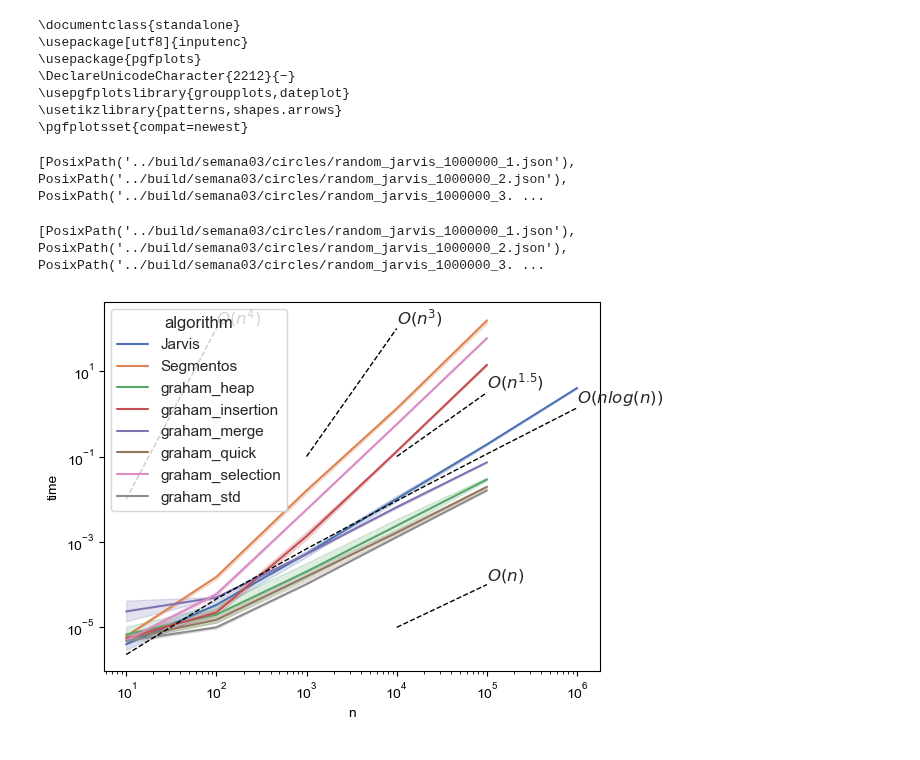
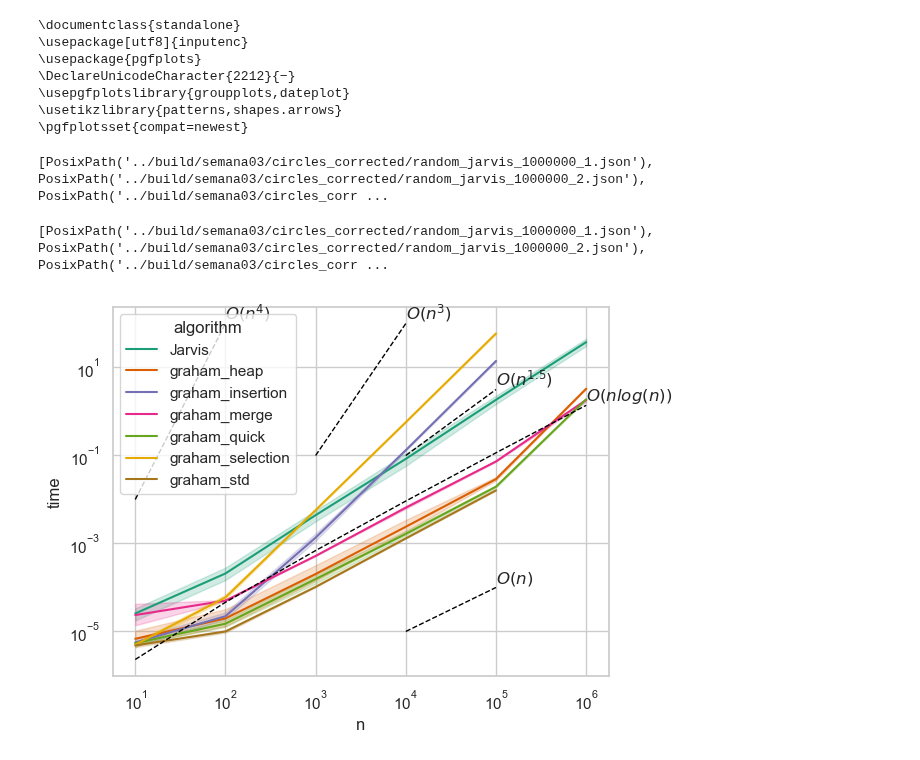
Before and after one commit to mtsodf/algoritmos, a Jupyter notebook: semana04/plots_semana04.ipynb, the cells around one changed output. Drawn from its saved outputs; the diff is of its cells as text; code cells hidden in the pictures.

Commit message:
Primeira versão para apresentação da semana04

```diff
--- a/semana04/plots_semana04.ipynb
+++ b/semana04/plots_semana04.ipynb
@@ -32,7 +34,7 @@ def read_jsons():
 
     data = defaultdict(lambda: [])
     # Read jsons files of build/semana03/circles with pathlib
-    jsons = list(pathlib.Path("../build/semana03/circles").glob("*.json"))
+    jsons = list(pathlib.Path("../build/semana03/circles_corrected").glob("*.json"))
     jsons += list(pathlib.Path("../build/semana04/circles").glob("*.json"))
     jsons.sort()
     print(jsons)
@@ -52,45 +54,52 @@ def read_jsons():
 
 
     return pd.DataFrame(data)
-# %%
-df = read_jsons()
-# %% [output]
-[PosixPath('../build/semana03/circles/random_jarvis_1000000_1.json'), PosixPath('../build/semana03/circles/random_jarvis_1000000_2.json'), PosixPath('../build/semana03/circles/random_jarvis_1000000_3. ...
+# %%
+df = read_jsons()
+df.algorithm.unique()
+default_palette = sns.color_palette("Dark2")
+
+
+hue_categories = df.algorithm.unique()
+hue_colors = {category: color for category, color in zip(hue_categories, default_palette)}
+# %% [output]
+[PosixPath('../build/semana03/circles_corrected/random_jarvis_1000000_1.json'), PosixPath('../build/semana03/circles_corrected/random_jarvis_1000000_2.json'), PosixPath('../build/semana03/circles_corr ...
 # %%
 fig, ax = plt.subplots(1, 1)
 sns.set_theme(style="whitegrid")
-sns.lineplot(data=read_jsons(), x="n", y="time", hue="algorithm", ax=ax)
+sns.lineplot(data=read_jsons(), x="n", y="time", hue="algorithm", ax=ax, palette=hue_colors)
+
 ax.set(xscale="log", yscale="log")
 
 # Plot y = nˆ4
 xs = [10, 100]; ys = [1e-2, 1e2]
 ax.plot(xs, ys, color="black", linestyle="dashed", linewidth=1)
 ax.text(xs[-1], ys[-1], "$O(n^4)$", fontsize=12, verticalalignment="bottom")
 
 xs = [1000, 10000]; ys = [1e-1, 1e2]
 ax.plot(xs, ys, color="black", linestyle="dashed", linewidth=1)
 ax.text(xs[-1], ys[-1], "$O(n^3)$", fontsize=12, verticalalignment="bottom")
 
 # xs = [10000, 100000]; ys = [1e-1, 1e+1]
 # ax.plot(xs, ys, color="black", linestyle="dashed", linewidth=1)
 # ax.text(xs[-1], ys[-1], "$O(n^{2})$", fontsize=12, verticalalignment="bottom")
 
 xs = [10000, 100000]; ys = [1e-1, math.pow(10, -1+1.5)]
 ax.plot(xs, ys, color="black", linestyle="dashed", linewidth=1)
 ax.text(xs[-1], ys[-1], "$O(n^{1.5})$", fontsize=12, verticalalignment="bottom")
 
 xs = [10000, 100000]; ys = [1e-5, 1e-4]
 ax.plot(xs, ys, color="black", linestyle="dashed", linewidth=1)
 ax.text(xs[-1], ys[-1], "$O(n)$", fontsize=12, verticalalignment="bottom")
 
 xs = [math.pow(10, i) for i in range(1, 7)]
 ys = [x*math.log(x)/10000000 for x in xs]
 ax.plot(xs, ys, color="black", linestyle="dashed", linewidth=1)
 ax.text(xs[-1], ys[-1], "$O(nlog(n))$", fontsize=12, verticalalignment="bottom")
 plt.show()
 # %% [output]
-[PosixPath('../build/semana03/circles/random_jarvis_1000000_1.json'), PosixPath('../build/semana03/circles/random_jarvis_1000000_2.json'), PosixPath('../build/semana03/circles/random_jarvis_1000000_3. ...
+[PosixPath('../build/semana03/circles_corrected/random_jarvis_1000000_1.json'), PosixPath('../build/semana03/circles_corrected/random_jarvis_1000000_2.json'), PosixPath('../build/semana03/circles_corr ...
-[figure, old version]
+[figure, new version]
 # %%
 
 df = read_jsons()
```
Also changed, not shown: parts of 4 cells of this notebook, 11 other files.
